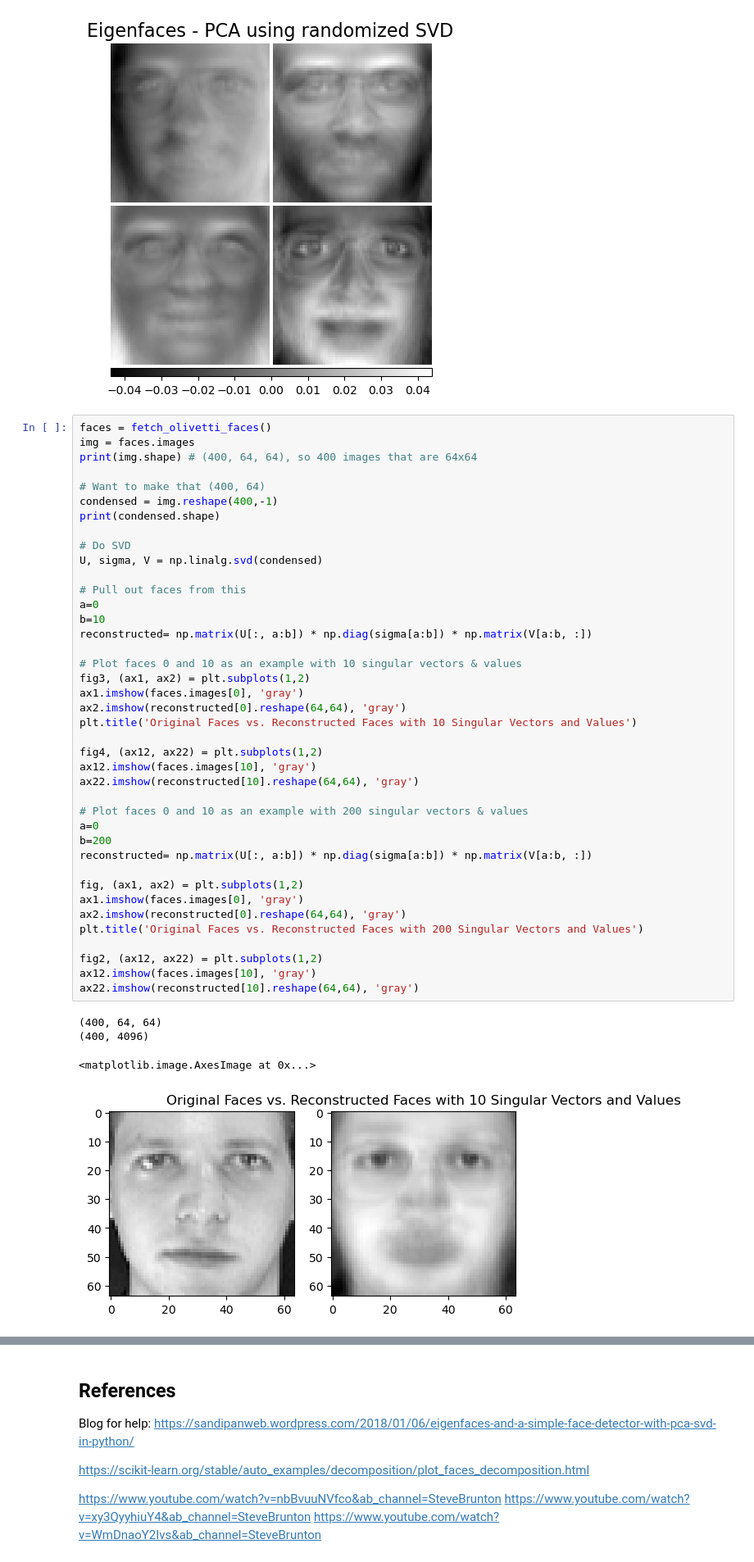
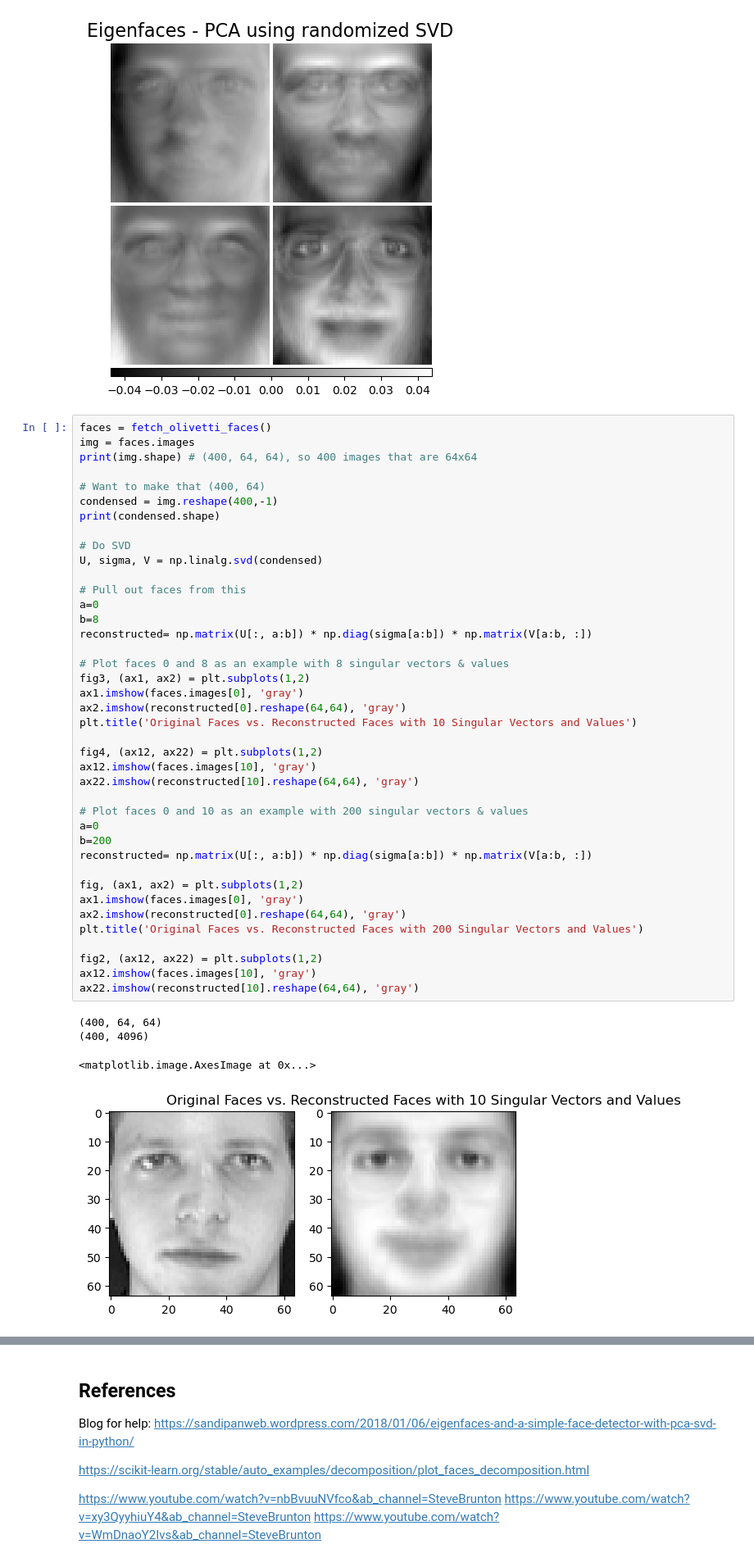
Before and after one commit to karlzam/school, a Jupyter notebook: phys555/assignment01/A1Q2-KZammit.ipynb, the cells around one changed output, grey strips where cells are left out. Shown at 82% size. Saved outputs shown, nothing was run; the diff lists cells and outputs as text.

```diff
--- a/phys555/assignment01/A1Q2-KZammit.ipynb
+++ b/phys555/assignment01/A1Q2-KZammit.ipynb
@@ -228,37 +228,37 @@ U, sigma, V = np.linalg.svd(condensed)
 
 # Pull out faces from this
 a=0
-b=10
+b=8
 reconstructed= np.matrix(U[:, a:b]) * np.diag(sigma[a:b]) * np.matrix(V[a:b, :])
 
-# Plot faces 0 and 10 as an example with 10 singular vectors & values
+# Plot faces 0 and 8 as an example with 8 singular vectors & values
 fig3, (ax1, ax2) = plt.subplots(1,2)
 ax1.imshow(faces.images[0], 'gray')
 ax2.imshow(reconstructed[0].reshape(64,64), 'gray')
 plt.title('Original Faces vs. Reconstructed Faces with 10 Singular Vectors and Values')
 
 fig4, (ax12, ax22) = plt.subplots(1,2)
 ax12.imshow(faces.images[10], 'gray')
 ax22.imshow(reconstructed[10].reshape(64,64), 'gray')
 
 # Plot faces 0 and 10 as an example with 200 singular vectors & values
 a=0
 b=200
 reconstructed= np.matrix(U[:, a:b]) * np.diag(sigma[a:b]) * np.matrix(V[a:b, :])
 
 fig, (ax1, ax2) = plt.subplots(1,2)
 ax1.imshow(faces.images[0], 'gray')
 ax2.imshow(reconstructed[0].reshape(64,64), 'gray')
 plt.title('Original Faces vs. Reconstructed Faces with 200 Singular Vectors and Values')
 
 fig2, (ax12, ax22) = plt.subplots(1,2)
 ax12.imshow(faces.images[10], 'gray')
 ax22.imshow(reconstructed[10].reshape(64,64), 'gray')
 # %% [output]
 (400, 64, 64)
 (400, 4096)
 <matplotlib.image.AxesImage at 0x...>
-[figure, old version]
+[figure, new version]
 [figure]
 [figure]
 [figure]
```
Also changed, not shown: 3 other files.
